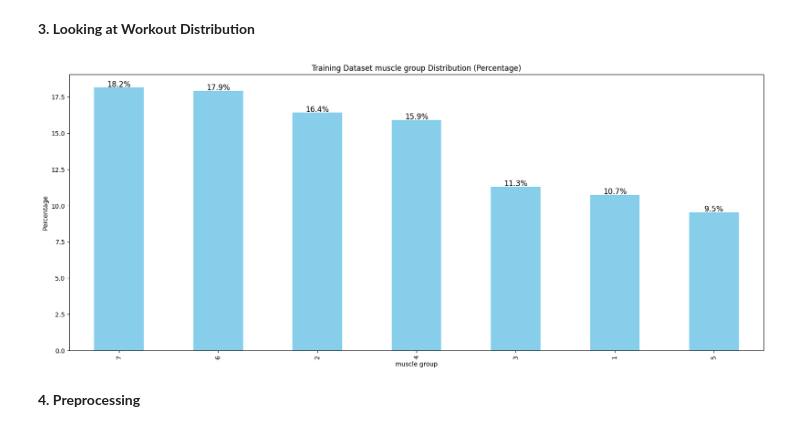
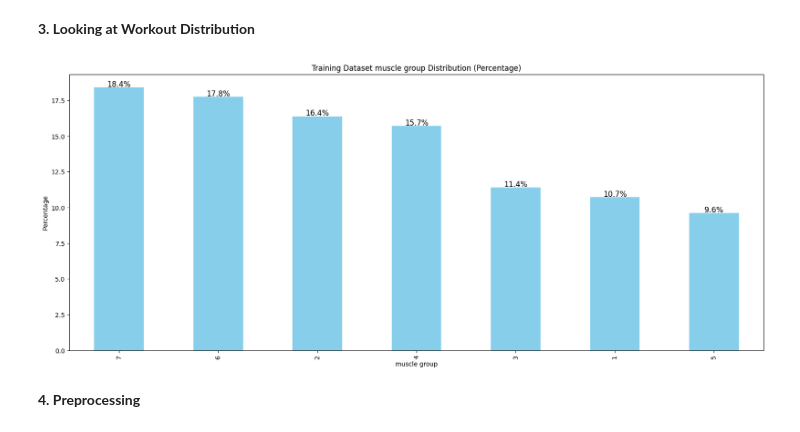
Before and after one commit to yasinetawfeek/GymBro, a Jupyter notebook: AI/app/muscle_group_classifer_notebook.ipynb, the cells around one changed output. Saved outputs shown, nothing was run; the diff lists cells and outputs as text; code cells hidden in the pictures.

```diff
--- a/AI/app/muscle_group_classifer_notebook.ipynb
+++ b/AI/app/muscle_group_classifer_notebook.ipynb
@@ -33,5 +33,5 @@ from imblearn.over_sampling import SMOTE
 # %%
 mediapipe_model = MediaPipeHandler()
 
-training_dataset=mediapipe_model.read_csv_to_pd("/Users/yasinetawfeek/Developer/DesD_AI_pathway/AI/data/train_new.csv")
-testing_dataset=mediapipe_model.read_csv_to_pd("/Users/yasinetawfeek/Developer/DesD_AI_pathway/AI/data/test_new.csv")
+training_dataset=mediapipe_model.read_csv_to_pd("H:\\DesD_AI_pathway\\AI\\data\\train_new.csv")[:40000]
+testing_dataset=mediapipe_model.read_csv_to_pd("H:\\DesD_AI_pathway\\AI\\data\\test_new.csv")
@@ -45,23 +71,25 @@ W0000 00:00:1745370812.982402 18853281 inference_feedback_manager.cc:114] Feedba
 # %%
 Workout_labels=training_dataset['muscle group'].unique()
 # %%
-plt.figure(figsize=(20,8))
-value_counts = training_dataset['muscle group'].value_counts()
-percentages = value_counts / value_counts.sum() * 100
+def display_class_distribution(classes):
+    plt.figure(figsize=(20,8))
+    value_counts = classes.value_counts()
+    percentages = value_counts / value_counts.sum() * 100
 
-# Plot
-ax = percentages.plot(kind='bar', color='skyblue')
+    # Plot
+    ax = percentages.plot(kind='bar', color='skyblue')
 
-# Add percentage text on each bar
-for p in ax.patches:
-    ax.annotate(f'{p.get_height():.1f}%', (p.get_x() + p.get_width() / 2., p.get_height()),
-                ha='center', va='center', fontsize=12, color='black', xytext=(0, 5), textcoords='offset points')
+    # Add percentage text on each bar
+    for p in ax.patches:
+        ax.annotate(f'{p.get_height():.1f}%', (p.get_x() + p.get_width() / 2., p.get_height()),
+                    ha='center', va='center', fontsize=12, color='black', xytext=(0, 5), textcoords='offset points')
 
-plt.title('Training Dataset muscle group Distribution (Percentage)')
-plt.ylabel('Percentage')
-plt.show()
+    plt.title('Training Dataset muscle group Distribution (Percentage)')
+    plt.ylabel('Percentage')
+    plt.show()
+display_class_distribution(training_dataset['muscle group'])
 # %% [output]
-[figure, old version]
+[figure, new version]
 # %% [markdown]
 **4. Preprocessing**
 # %% [markdown]
```
Also changed, not shown: parts of 36 cells of this notebook, 6 other files.
